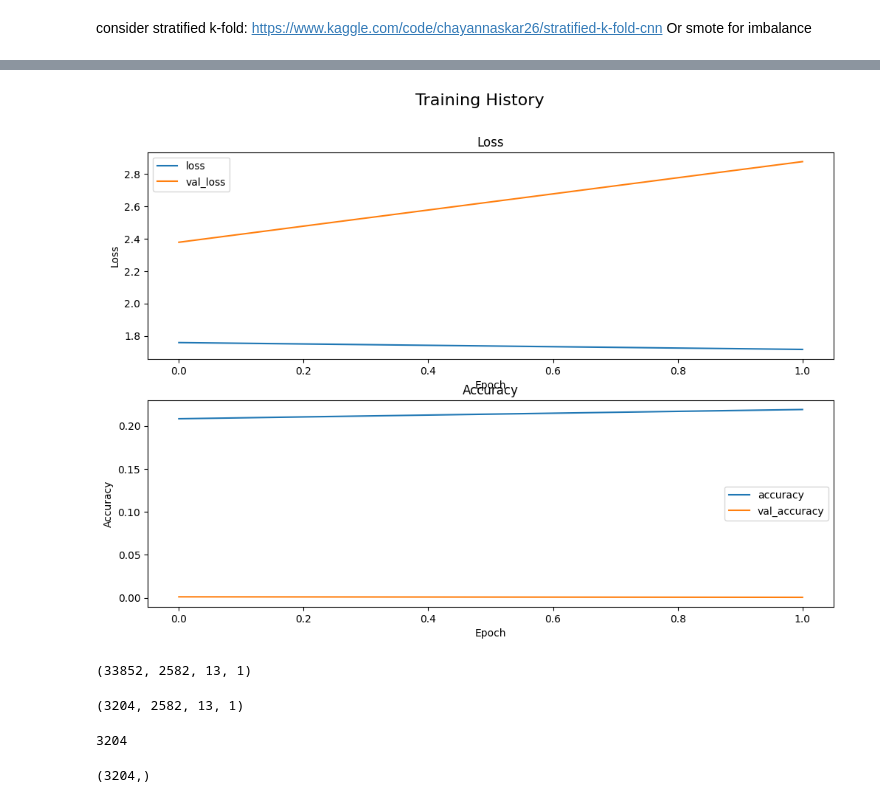
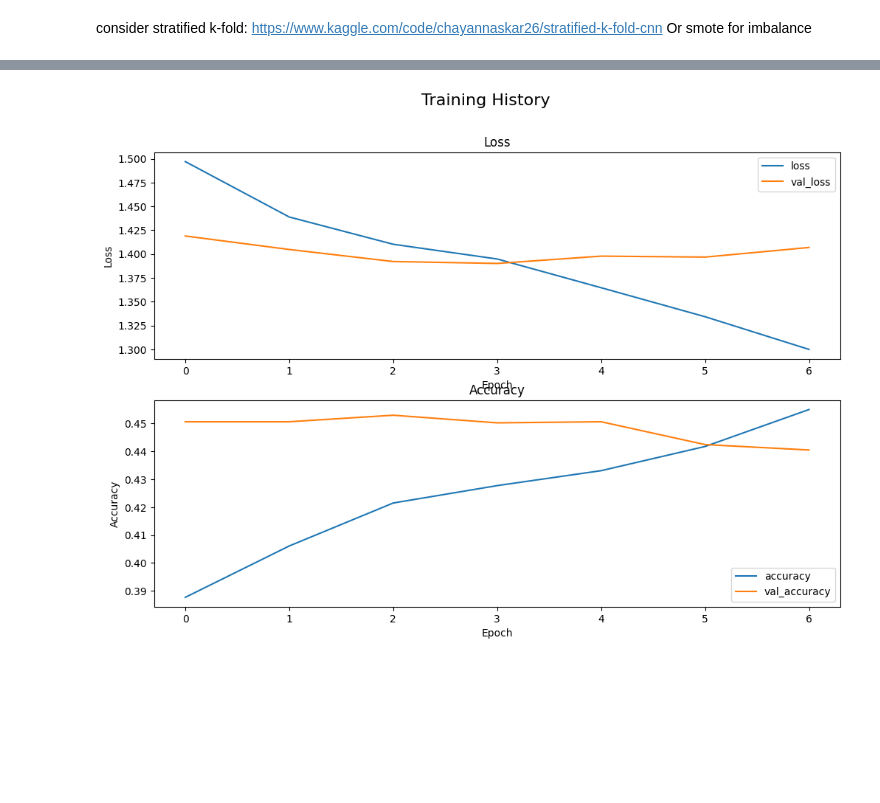
Before and after one commit to BMurp/music_modeling_capstone, a Jupyter notebook: notebooks/exploratory/cnn_exploration.ipynb, the cells around one changed output, grey strips where cells are left out. Cells and saved outputs as stored; diff of their text form; code cells hidden in the pictures; blank space fills up the shorter version.

```diff
--- a/notebooks/exploratory/cnn_exploration.ipynb
+++ b/notebooks/exploratory/cnn_exploration.ipynb
@@ -264,12 +256,12 @@ _________________________________________________________________
 ### Train Model
 # %%
 #configuration
-BATCH_SIZE = 128
-#BATCH_SIZE = 64
+#BATCH_SIZE = 128
+BATCH_SIZE = 64
 #BATCH_SIZE = 32
-#EPOCHS = 50
-EPOCHS = 2
-EPOCHS = 2
+EPOCHS = 50
+#EPOCHS = 2
+#EPOCHS = 2
 # %% [markdown]
 consider stratified k-fold: https://www.kaggle.com/code/chayannaskar26/stratified-k-fold-cnn
 Or smote for imbalance
@@ -280,7 +272,7 @@ early_stopping = keras.callbacks.EarlyStopping(
     monitor='val_loss',
     #monitor='val_accuracy',
     min_delta = 0,
-    patience=5,
+    patience=3,
     mode='auto',
     restore_best_weights=True
     )
@@ -305,20 +307 @@ Epoch 2/2
-[figure, old version]
+[figure, new version]
-# %%
-X_train.shape
-# %% [output]
-(33852, 2582, 13, 1)
-# %%
-#to adjust shapes for smote
-#this should be test
-X_test.reshape(X_test.shape[0], X_test.shape[2],X_test.shape[1],1).shape
-# %% [output]
-(3204, 2582, 13, 1)
-# %%
-len(X_test)
-# %% [output]
-3204
-# %%
-#why needs to be one hot encoded
-y_test.shape
-# %% [output]
-(3204,)
```
Also changed, not shown: parts of 20 cells of this notebook, 6 other files.
